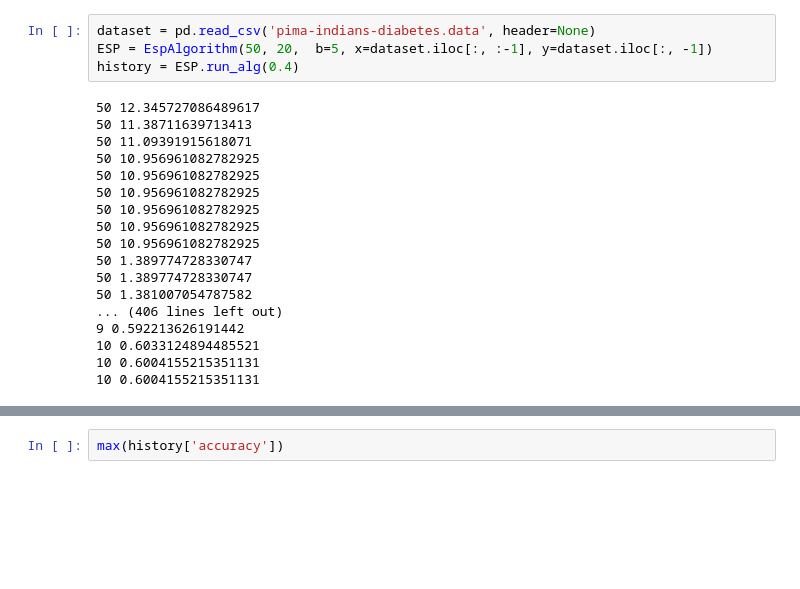
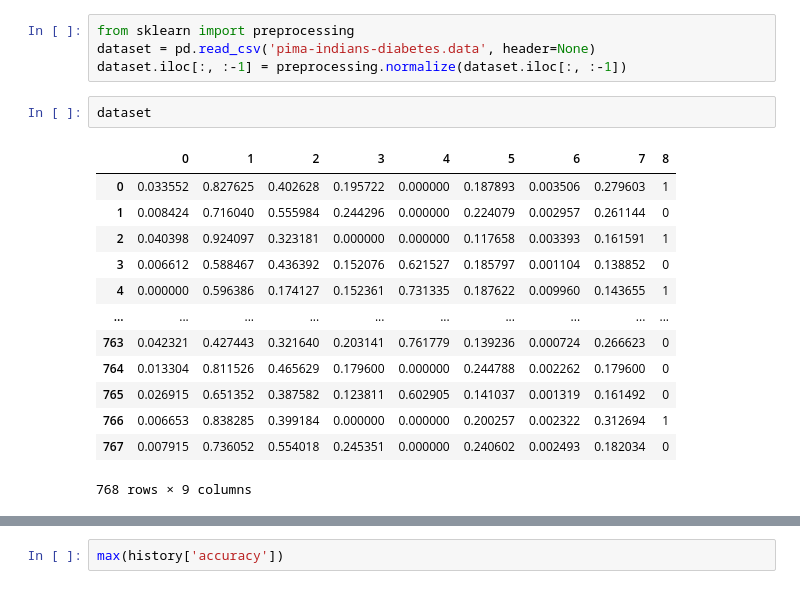
Before and after one commit to ikekee/NeuroEvoComputing-lab, a Jupyter notebook: tests.ipynb, the cells around one changed output, grey strips where cells are left out. Cells and saved outputs as stored; diff of their text form; blank space fills up the shorter version.

```diff
--- a/tests.ipynb
+++ b/tests.ipynb
@@ -7,22 +70,20 @@ import pandas as pd
 # %%
+from sklearn import preprocessing
 dataset = pd.read_csv('pima-indians-diabetes.data', header=None)
-ESP = EspAlgorithm(50, 20,  b=5, x=dataset.iloc[:, :-1], y=dataset.iloc[:, -1])
-history = ESP.run_alg(0.4)
+dataset.iloc[:, :-1] = preprocessing.normalize(dataset.iloc[:, :-1])
-# %% [output]
-50 12.345727086489617
-50 11.38711639713413
-50 11.09391915618071
-50 10.956961082782925
-50 10.956961082782925
-50 10.956961082782925
-50 10.956961082782925
-50 10.956961082782925
-50 10.956961082782925
-50 1.389774728330747
-50 1.389774728330747
-50 1.381007054787582
-... (406 lines left out)
-9 0.592213626191442
-10 0.6033124894485521
-10 0.6004155215351131
-10 0.6004155215351131
+# %%
+dataset
+# %% [output]
+|  | 0 | 1 | 2 | 3 | 4 | 5 | 6 | 7 | 8 |
+| 0 | 0.033552 | 0.827625 | 0.402628 | 0.195722 | 0.000000 | 0.187893 | 0.003506 | 0.279603 | 1 |
+| 1 | 0.008424 | 0.716040 | 0.555984 | 0.244296 | 0.000000 | 0.224079 | 0.002957 | 0.261144 | 0 |
+| 2 | 0.040398 | 0.924097 | 0.323181 | 0.000000 | 0.000000 | 0.117658 | 0.003393 | 0.161591 | 1 |
+| 3 | 0.006612 | 0.588467 | 0.436392 | 0.152076 | 0.621527 | 0.185797 | 0.001104 | 0.138852 | 0 |
+| 4 | 0.000000 | 0.596386 | 0.174127 | 0.152361 | 0.731335 | 0.187622 | 0.009960 | 0.143655 | 1 |
+| ... | ... | ... | ... | ... | ... | ... | ... | ... | ... |
+| 763 | 0.042321 | 0.427443 | 0.321640 | 0.203141 | 0.761779 | 0.139236 | 0.000724 | 0.266623 | 0 |
+| 764 | 0.013304 | 0.811526 | 0.465629 | 0.179600 | 0.000000 | 0.244788 | 0.002262 | 0.179600 | 0 |
+| 765 | 0.026915 | 0.651352 | 0.387582 | 0.123811 | 0.602905 | 0.141037 | 0.001319 | 0.161492 | 0 |
+| 766 | 0.006653 | 0.838285 | 0.399184 | 0.000000 | 0.000000 | 0.200257 | 0.002322 | 0.312694 | 1 |
+| 767 | 0.007915 | 0.736052 | 0.554018 | 0.245351 | 0.000000 | 0.240602 | 0.002493 | 0.182034 | 0 |
+768 rows × 9 columns
```
Also changed, not shown: parts of 23 cells of this notebook, 1 other file.
